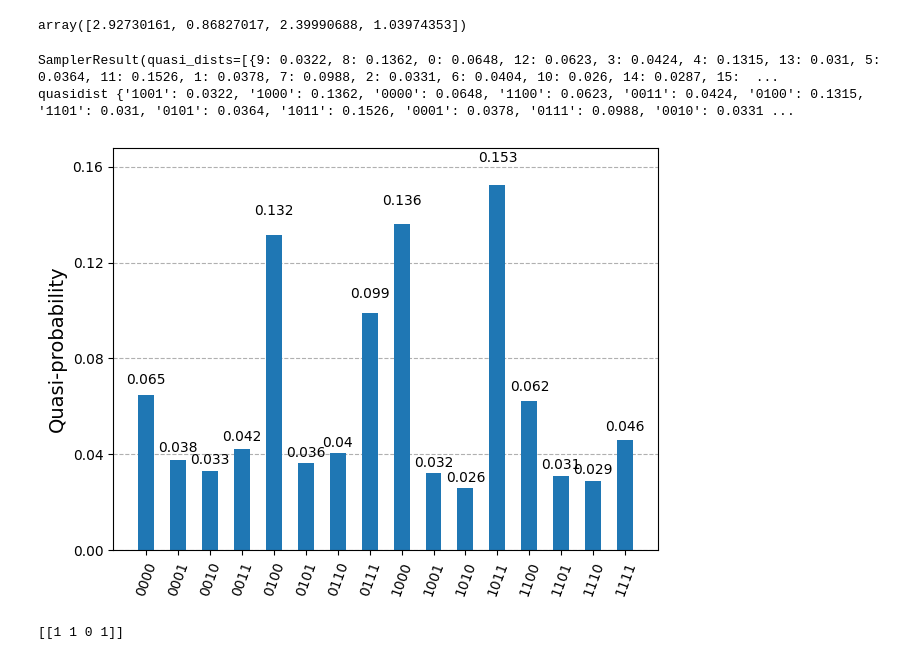
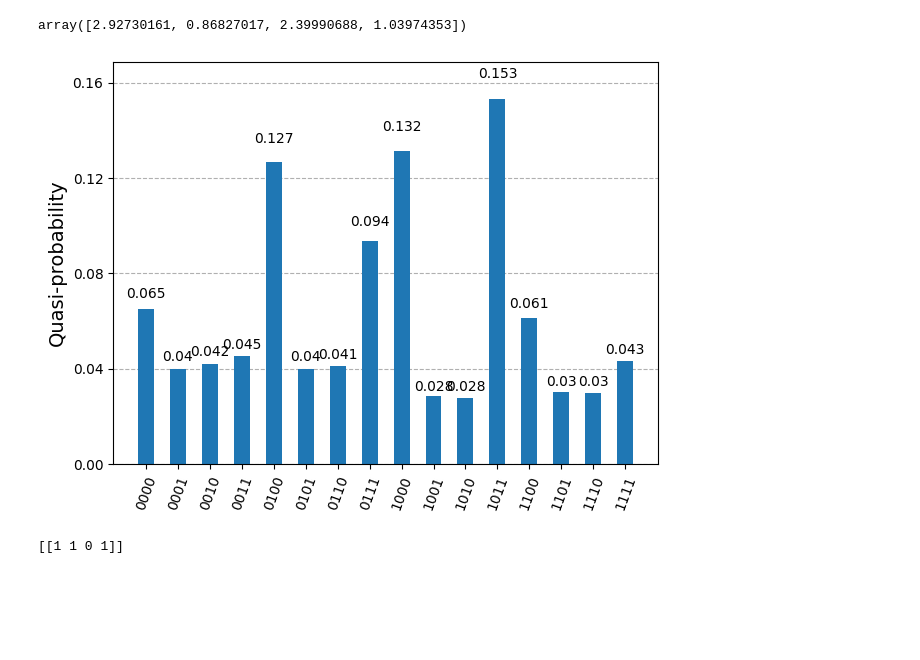
Before and after one commit to fabbasi25/knapsack-project, a Jupyter notebook: qaoa.ipynb, the cells around one changed output. Saved outputs shown, nothing was run; the diff lists cells and outputs as text; code cells hidden in the pictures; blank space fills up the shorter version.

```diff
--- a/qaoa.ipynb
+++ b/qaoa.ipynb
@@ -146,19 +146,12 @@ array([2.92730161, 0.86827017, 2.39990688, 1.03974353])
 # %%
 mycirc = full_knapsack_circuit(weights, values, capacities, p)
 
-circ = [mycirc]
-param_sets = [best_params]
-
-job_sim = sampler.run(circ, param_sets, shots=10000)
-print(job_sim.result())
+job_sim = sampler.run([mycirc], [best_params], shots=10000)
 
 quasi_dists = job_sim.result().quasi_dists[0].binary_probabilities()
-print("quasidist", quasi_dists)
 plot_histogram(quasi_dists)
 # %% [output]
-SamplerResult(quasi_dists=[{9: 0.0322, 8: 0.1362, 0: 0.0648, 12: 0.0623, 3: 0.0424, 4: 0.1315, 13: 0.031, 5: 0.0364, 11: 0.1526, 1: 0.0378, 7: 0.0988, 2: 0.0331, 6: 0.0404, 10: 0.026, 14: 0.0287, 15:  ...
-quasidist {'1001': 0.0322, '1000': 0.1362, '0000': 0.0648, '1100': 0.0623, '0011': 0.0424, '0100': 0.1315, '1101': 0.031, '0101': 0.0364, '1011': 0.1526, '0001': 0.0378, '0111': 0.0988, '0010': 0.0331 ...
-[figure, old version]
+[figure, new version]
 # %%
 # check feasible out of most probable
 sorted_results = sorted(quasi_dists.items(), key=lambda x: x[1], reverse=True)
```
